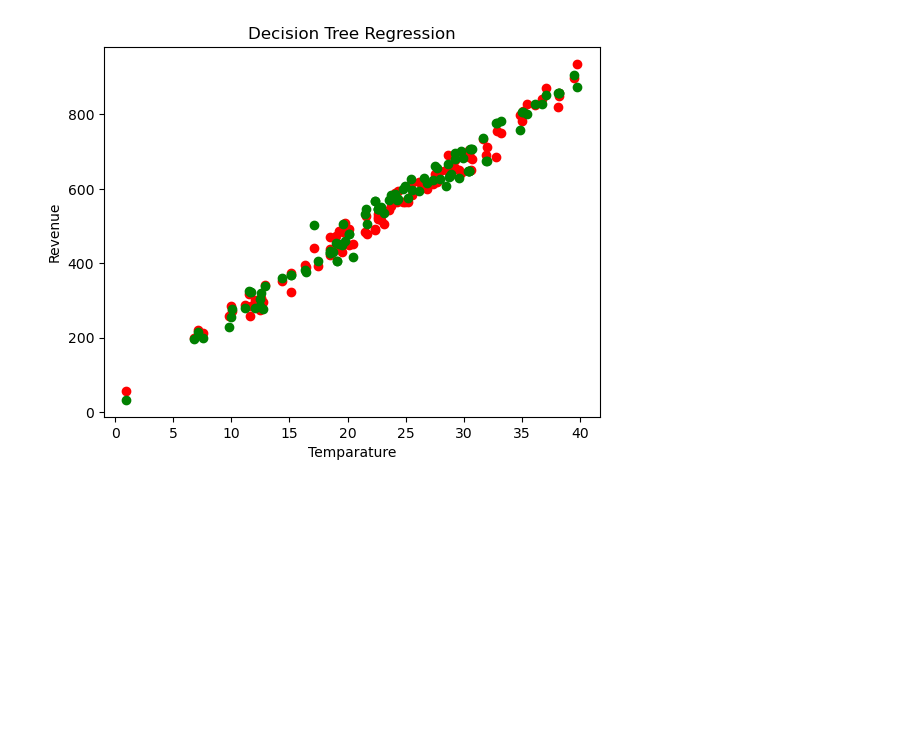
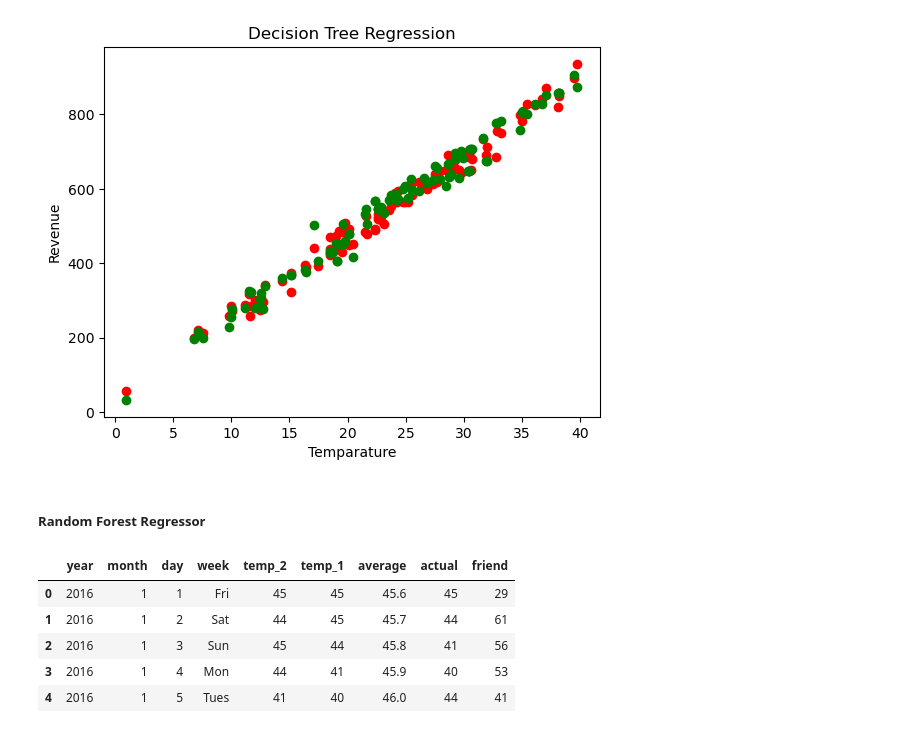
Before and after one commit to Spap123/DIG-Classes, a Jupyter notebook: 16th July Batch/rf-dt implementaion.ipynb, the cells around one changed output. Saved outputs shown, nothing was run; the diff lists cells and outputs as text; code cells hidden in the pictures; blank space fills up the shorter version.

```diff
--- a/16th July Batch/rf-dt implementaion.ipynb
+++ b/16th July Batch/rf-dt implementaion.ipynb
@@ -140,3 +140,5 @@ plt.ylabel('Revenue')
 plt.show()
 # %% [output]
 [figure]
+# %% [markdown]
+##### Random Forest Regressor
@@ -142,0 +147,9 @@ plt.show()
+# %%
+temp.head()
+# %% [output]
+|  | year | month | day | week | temp_2 | temp_1 | average | actual | friend |
+| 0 | 2016 | 1 | 1 | Fri | 45 | 45 | 45.6 | 45 | 29 |
+| 1 | 2016 | 1 | 2 | Sat | 44 | 45 | 45.7 | 44 | 61 |
+| 2 | 2016 | 1 | 3 | Sun | 45 | 44 | 45.8 | 41 | 56 |
+| 3 | 2016 | 1 | 4 | Mon | 44 | 41 | 45.9 | 40 | 53 |
+| 4 | 2016 | 1 | 5 | Tues | 41 | 40 | 46.0 | 44 | 41 |
```
Also changed, not shown: parts of 15 cells of this notebook.
